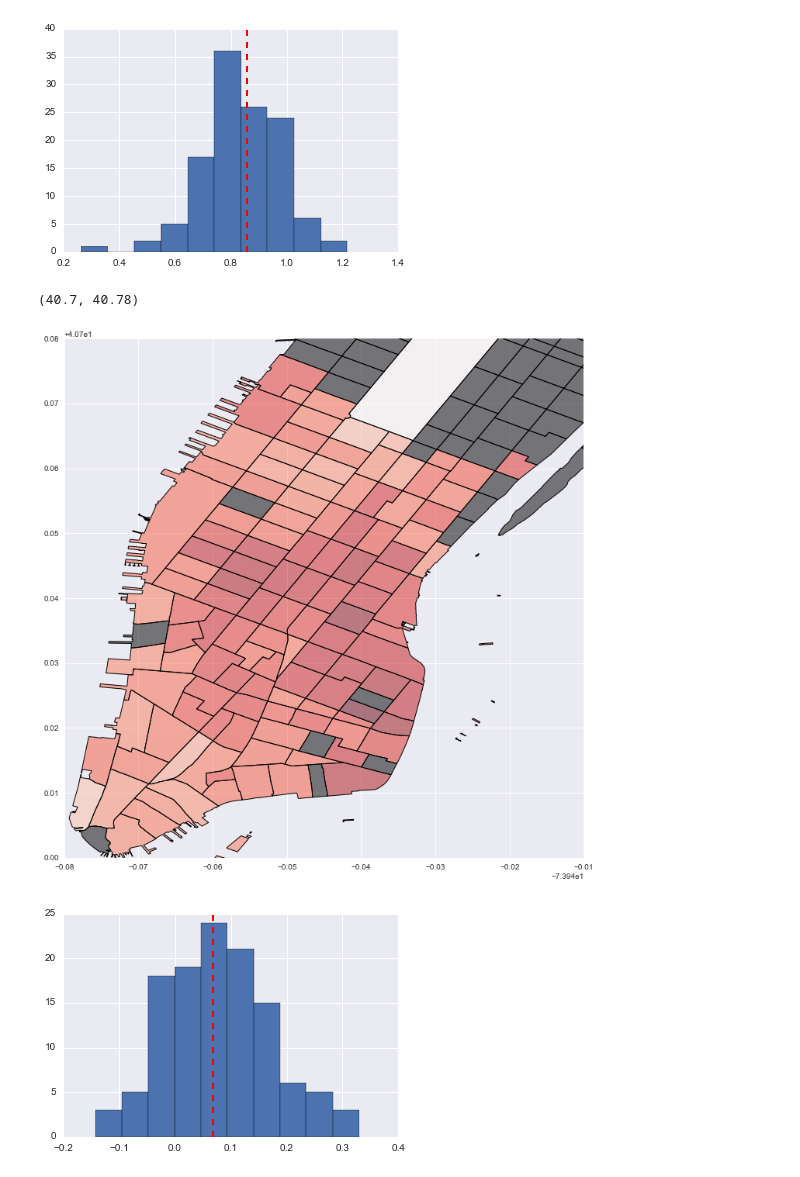
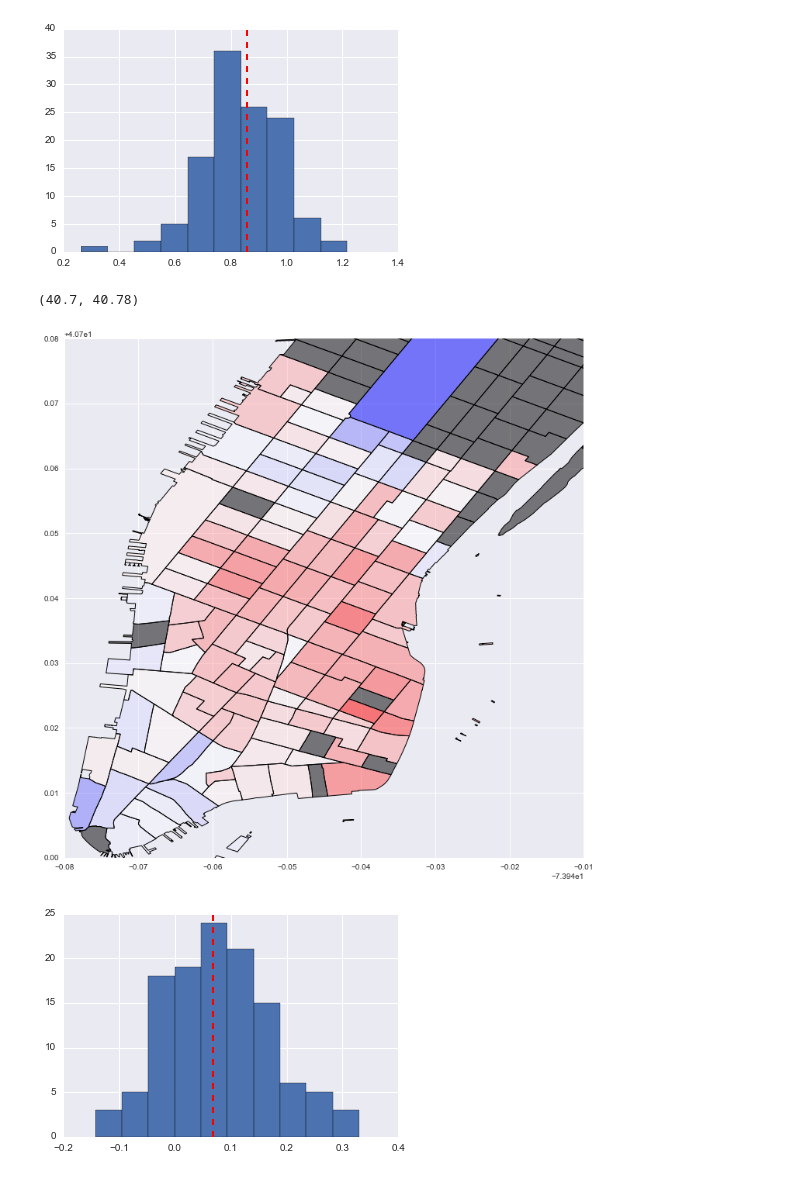
Before and after one commit to urschrei/pysal, a Jupyter notebook: pysal/contrib/spint/notebooks/NYC_BIKES_EXAMPLE.ipynb, the cells around one changed output. Cells and saved outputs as stored; diff of their text form; code cells hidden in the pictures.

```diff
--- a/pysal/contrib/spint/notebooks/NYC_BIKES_EXAMPLE.ipynb
+++ b/pysal/contrib/spint/notebooks/NYC_BIKES_EXAMPLE.ipynb
@@ -235,20 +235,20 @@ plt.show()
 # %% [output]
 [figure]
 # %%
-#Plot local estimates for # of housing units: darker red is larger effect; grey is no data
+#Plot local estimates for # of housing units: darker red is larger positive effect; grey is no data
 
 fig = plt.figure(figsize=(12,12))
 ax = fig.add_subplot(111)
 local_vals['house'] = local_prod['param2']
 no_tracts['test'] = 0
 no_tracts.plot('test', cmap='copper', ax=ax)
-local_vals.plot('house', cmap='Reds', ax=ax)
+local_vals.plot('house', cmap='bwr', ax=ax)
 plt.legend()
 plt.xlim(-74.02, -73.95)
 plt.ylim(40.7, 40.78)
 # %% [output]
 (40.7, 40.78)
-[figure, old version]
+[figure, new version]
 # %%
 #Histogram of local # of housing units parameters
 #red dashed line is the parameter from a global model
```
Also changed, not shown: parts of 2 cells of this notebook, 1 other file.
